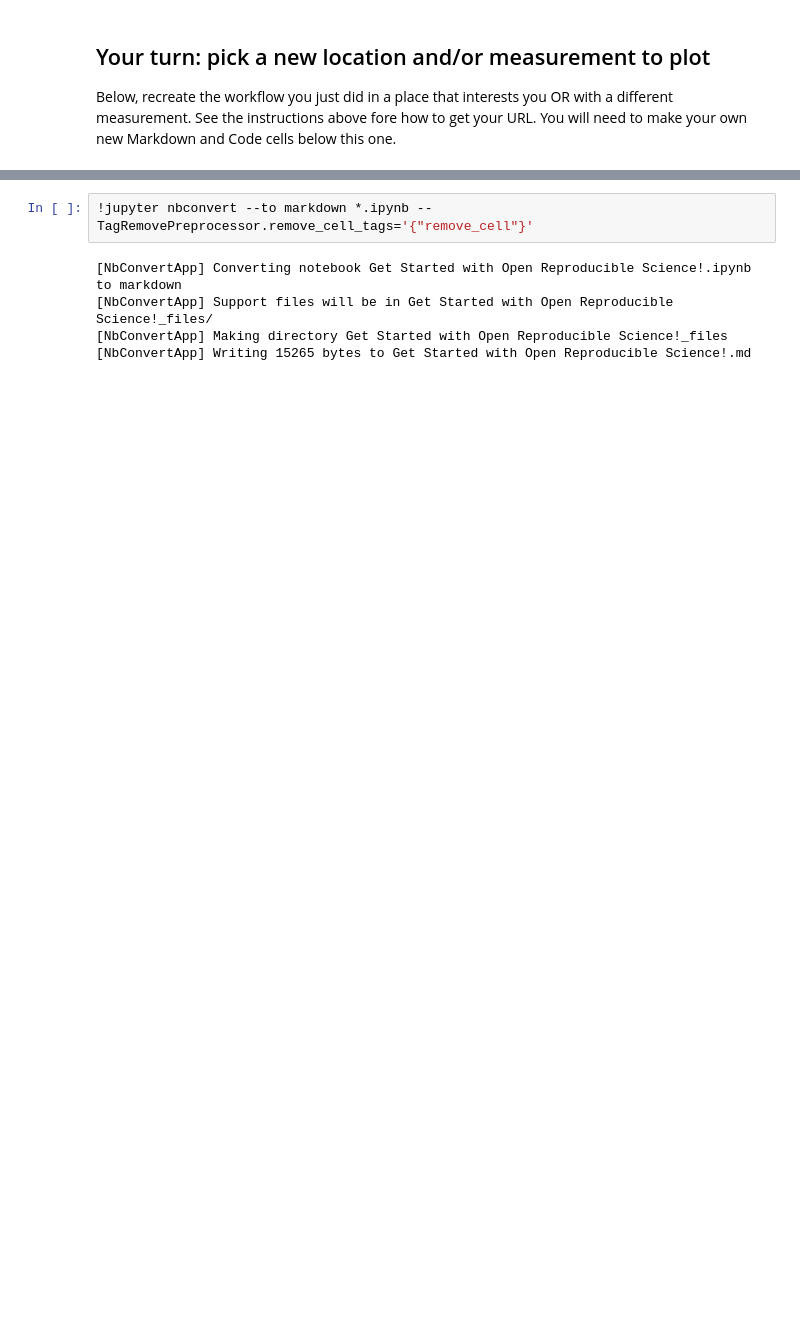
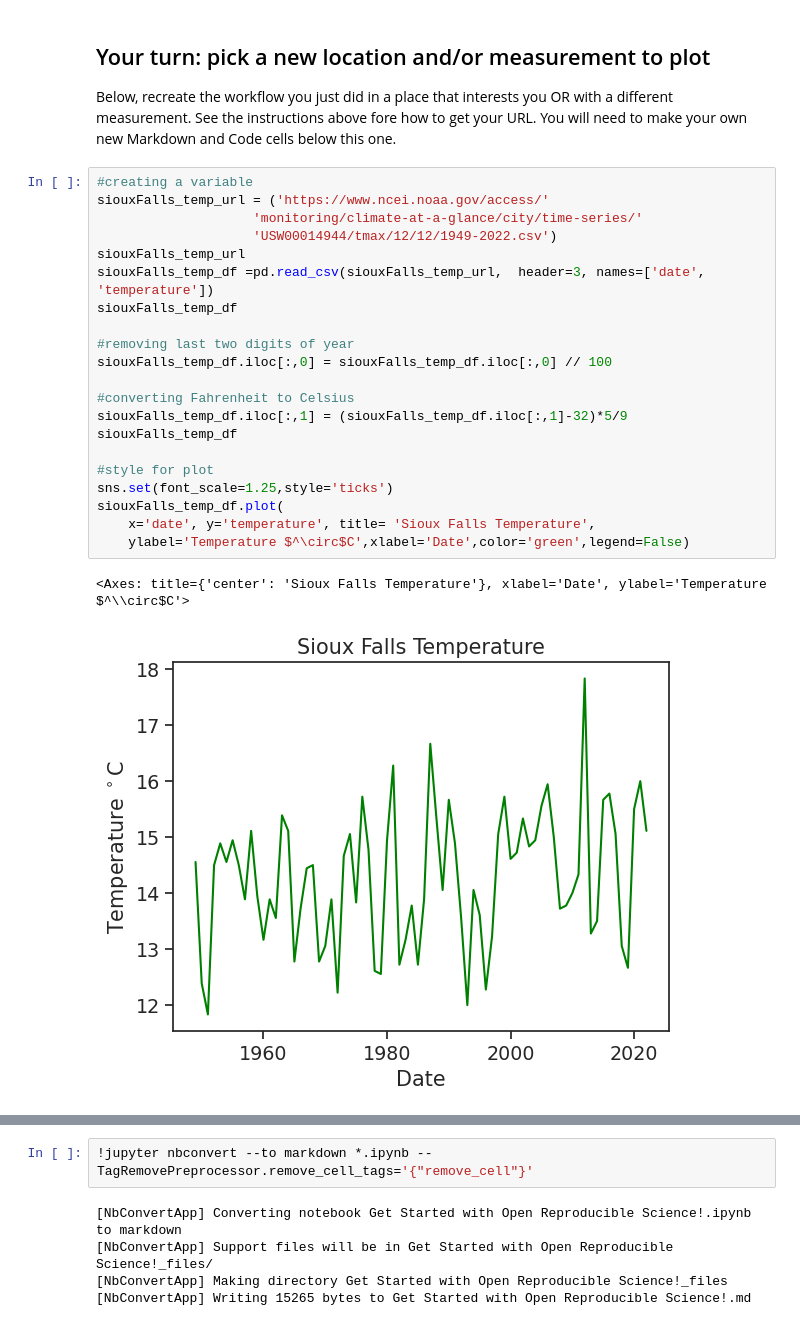
Before and after one commit to evaweddell/get-started-with-reproducible-science-evaweddell, a Jupyter notebook: Get Started with Open Reproducible Science!.ipynb, the cells around one changed output, grey strips where cells are left out. Drawn from its saved outputs; the diff is of its cells as text; blank space fills up the shorter version.

Commit message:
added sioux falls temperature to finish assignment

```diff
--- a/Get Started with Open Reproducible Science!.ipynb
+++ b/Get Started with Open Reproducible Science!.ipynb
@@ -450,3 +453,27 @@ Describe your plot in this cell in 2-3 sentences
 # %% [markdown]
 ## Your turn: pick a new location and/or measurement to plot
 Below, recreate the workflow you just did in a place that interests you OR with a different measurement. See the instructions above fore how to get your URL. You will need to make your own new Markdown and Code cells below this one.
+# %%
+#creating a variable
+siouxFalls_temp_url = ('https://www.ncei.noaa.gov/access/'
+                    'monitoring/climate-at-a-glance/city/time-series/'
+                    'USW00014944/tmax/12/12/1949-2022.csv')
+siouxFalls_temp_url
+siouxFalls_temp_df =pd.read_csv(siouxFalls_temp_url,  header=3, names=['date', 'temperature'])
+siouxFalls_temp_df
+
+#removing last two digits of year
+siouxFalls_temp_df.iloc[:,0] = siouxFalls_temp_df.iloc[:,0] // 100
+
+#converting Fahrenheit to Celsius
+siouxFalls_temp_df.iloc[:,1] = (siouxFalls_temp_df.iloc[:,1]-32)*5/9
+siouxFalls_temp_df
+
+#style for plot
+sns.set(font_scale=1.25,style='ticks')
+siouxFalls_temp_df.plot(
+    x='date', y='temperature', title= 'Sioux Falls Temperature',
+    ylabel='Temperature $^\circ$C',xlabel='Date',color='green',legend=False)
+# %% [output]
+<Axes: title={'center': 'Sioux Falls Temperature'}, xlabel='Date', ylabel='Temperature $^\\circ$C'>
+[figure, added]
```
Also changed, not shown: parts of 10 cells of this notebook.
